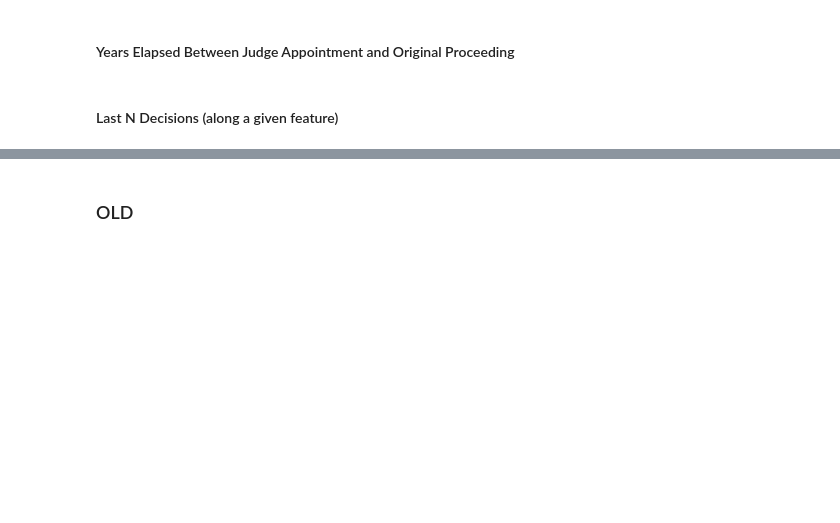
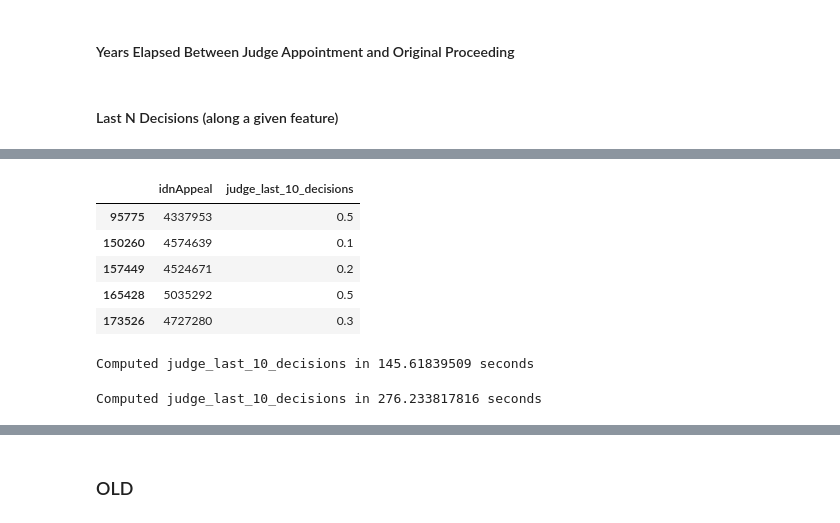
Before and after one commit to colinandrus/ml_course_project, a Jupyter notebook: notebooks/data_preparation.ipynb, the cells around one changed output, grey strips where cells are left out. Cells and saved outputs as stored; diff of their text form; code cells hidden in the pictures; blank space fills up the shorter version.

```diff
--- a/notebooks/data_preparation.ipynb
+++ b/notebooks/data_preparation.ipynb
@@ -965,0 +1285,9 @@ appeals_with_trends['ij_code_nat'] = appeals_with_trends['ij_code'] + '_' + appe
+# %%
+# reload - subset for test
+fp = os.path.join(DATAFOLDER, 'data_for_model/data_with_trends_all_features_2018-05-08_v2.csv')
+appeals_with_trends = pd.read_csv(fp)
+# test_judges = appeals_with_trends['ij_code'].value_counts()[:20].index.tolist()
+# appeals_with_trends = appeals_with_trends[appeals_with_trends['ij_code'].isin(test_judges)].copy()
+appeals_with_trends['datAppealFiled_dt'] = pd.to_datetime(appeals_with_trends['datAppealFiled_dt'])
+appeals_with_trends['datBIADecision_dt'] = pd.to_datetime(appeals_with_trends['datBIADecision_dt'])
+appeals_with_trends.info()
@@ -966 +1312,16 @@ appeals_with_trends['ij_code_nat'] = appeals_with_trends['ij_code'] + '_' + appe
+# %%
+appeals_with_trends[appeals_with_trends['idnAppeal'].isin([4524671, 4337953, 4727280, 5035292, 4574639])][['idnAppeal', 'judge_last_10_decisions']]
+
+# 4524671    0.2
+# 4337953    0.5
+# 4727280    0.3
+# 5035292    0.5
+# 4574639    0.2
+# %% [output]
+|  | idnAppeal | judge_last_10_decisions |
+| 95775 | 4337953 | 0.5 |
+| 150260 | 4574639 | 0.1 |
+| 157449 | 4524671 | 0.2 |
+| 165428 | 5035292 | 0.5 |
+| 173526 | 4727280 | 0.3 |
 # %%
@@ -1000,3 +1360,15 @@ def get_recent_decisions(df, feature, last_n):
     data_func = partial(apply_func_to_data, row_func=row_func)
     recent_decisions = parallelize_dataframe(df, data_func)
     return recent_decisions
+# %%
+start_time = time.time()
+judge_last_10_decisions_v2 = get_recent_decisions(data, 'ij_code', 10)
+print("Computed judge_last_10_decisions in {} seconds".format(time.time() - start_time))
+# %% [output]
+Computed judge_last_10_decisions in 145.61839509 seconds
+# %%
+start_time = time.time()
+judge_last_10_decisions_v2 = data.apply(partial(apply_func_to_row, feature='ij_code', last_n=10), axis=1)
+print("Computed judge_last_10_decisions in {} seconds".format(time.time() - start_time))
+# %% [output]
+Computed judge_last_10_decisions in 276.233817816 seconds
```
Also changed, not shown: parts of 44 cells of this notebook.
